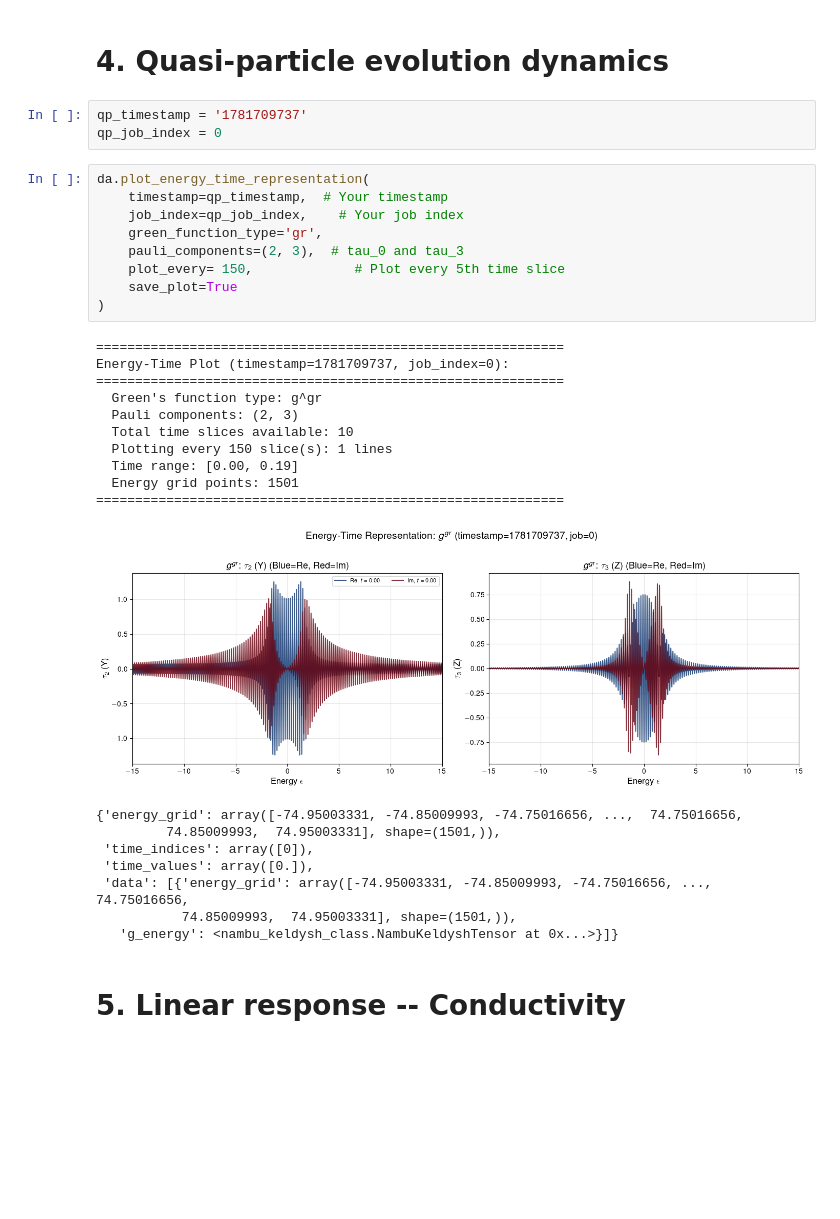
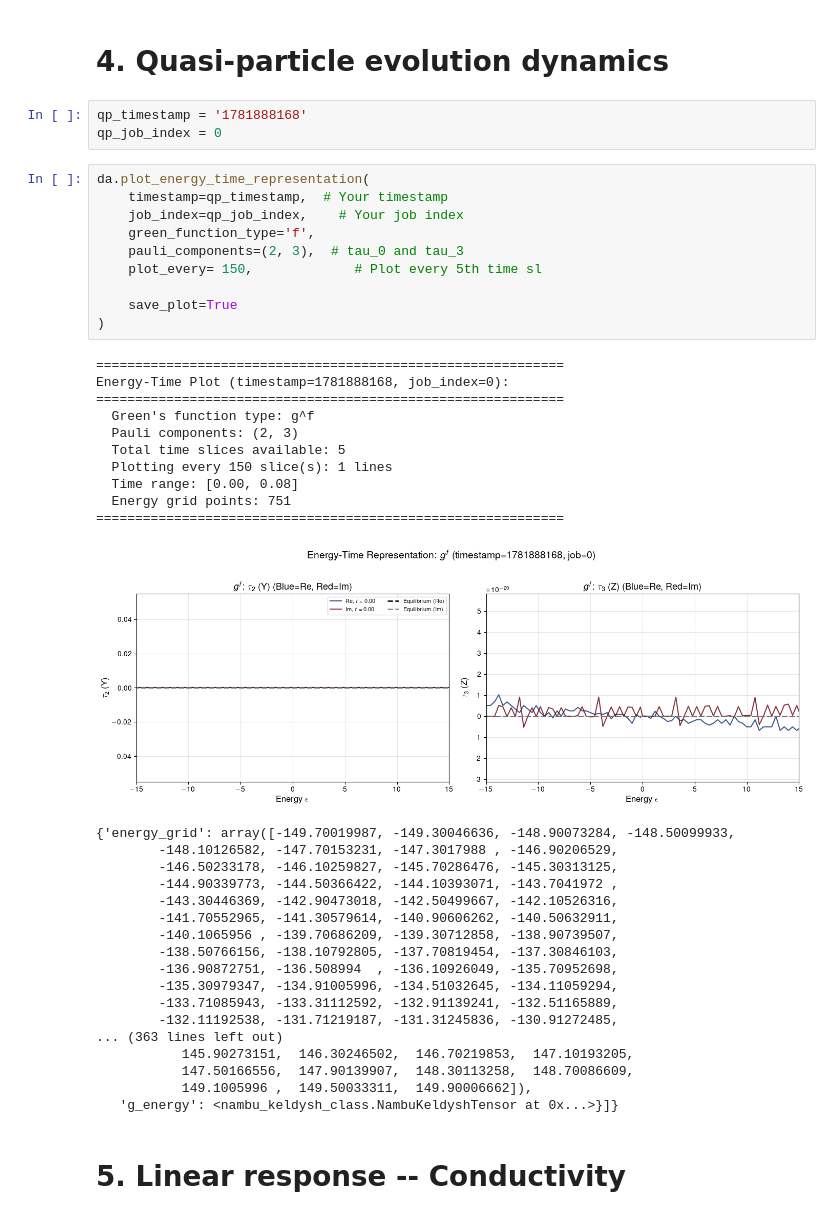
Before and after one commit to j-curtis/psBQP, a Jupyter notebook: Analyze_solutions.ipynb, the cells around one changed output. Saved outputs shown, nothing was run; the diff lists cells and outputs as text; blank space fills up the shorter version.

```diff
--- a/Analyze_solutions.ipynb
+++ b/Analyze_solutions.ipynb
@@ -511,35 +550,46 @@ current_sweep_results = da.plot_equilibrated_gap_vs_parameter(
 # %% [markdown]
 # 4. Quasi-particle evolution dynamics
 # %%
-qp_timestamp = '1781709737'
+qp_timestamp = '1781888168'
 qp_job_index = 0
 # %%
 da.plot_energy_time_representation(
     timestamp=qp_timestamp,  # Your timestamp
     job_index=qp_job_index,    # Your job index
-    green_function_type='gr',
+    green_function_type='f',
     pauli_components=(2, 3),  # tau_0 and tau_3
-    plot_every= 150,             # Plot every 5th time slice
+    plot_every= 150,             # Plot every 5th time sl
+
     save_plot=True
 )
 # %% [output]
 ============================================================
-Energy-Time Plot (timestamp=1781709737, job_index=0):
+Energy-Time Plot (timestamp=1781888168, job_index=0):
 ============================================================
-  Green's function type: g^gr
+  Green's function type: g^f
   Pauli components: (2, 3)
-  Total time slices available: 10
+  Total time slices available: 5
   Plotting every 150 slice(s): 1 lines
-  Time range: [0.00, 0.19]
-  Energy grid points: 1501
+  Time range: [0.00, 0.08]
+  Energy grid points: 751
 ============================================================
-[figure, old version]
+[figure, new version]
-{'energy_grid': array([-74.95003331, -74.85009993, -74.75016656, ...,  74.75016656,
-         74.85009993,  74.95003331], shape=(1501,)),
- 'time_indices': array([0]),
- 'time_values': array([0.]),
- 'data': [{'energy_grid': array([-74.95003331, -74.85009993, -74.75016656, ...,  74.75016656,
-           74.85009993,  74.95003331], shape=(1501,)),
+{'energy_grid': array([-149.70019987, -149.30046636, -148.90073284, -148.50099933,
+        -148.10126582, -147.70153231, -147.3017988 , -146.90206529,
+        -146.50233178, -146.10259827, -145.70286476, -145.30313125,
+        -144.90339773, -144.50366422, -144.10393071, -143.7041972 ,
+        -143.30446369, -142.90473018, -142.50499667, -142.10526316,
+        -141.70552965, -141.30579614, -140.90606262, -140.50632911,
+        -140.1065956 , -139.70686209, -139.30712858, -138.90739507,
+        -138.50766156, -138.10792805, -137.70819454, -137.30846103,
+        -136.90872751, -136.508994  , -136.10926049, -135.70952698,
+        -135.30979347, -134.91005996, -134.51032645, -134.11059294,
+        -133.71085943, -133.31112592, -132.91139241, -132.51165889,
+        -132.11192538, -131.71219187, -131.31245836, -130.91272485,
+... (363 lines left out)
+           145.90273151,  146.30246502,  146.70219853,  147.10193205,
+           147.50166556,  147.90139907,  148.30113258,  148.70086609,
+           149.1005996 ,  149.50033311,  149.90006662]),
    'g_energy': <nambu_keldysh_class.NambuKeldyshTensor at 0x...>}]}
 # %% [markdown]
 # 5. Linear response -- Conductivity
```
Also changed, not shown: parts of 18 cells of this notebook, 16 other files.
